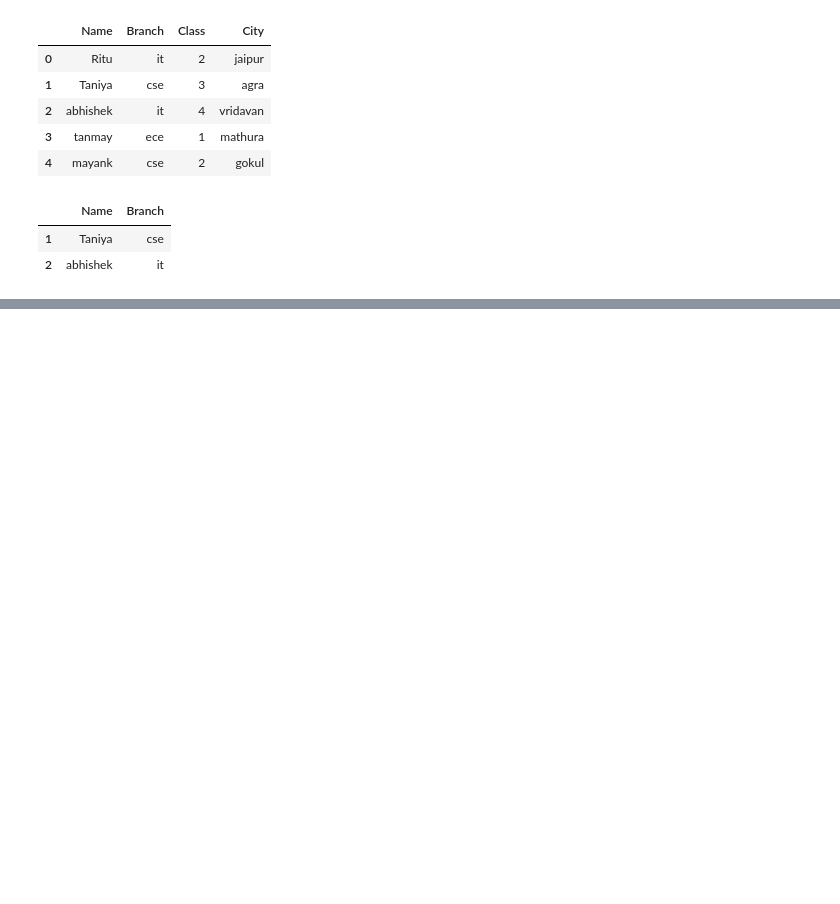
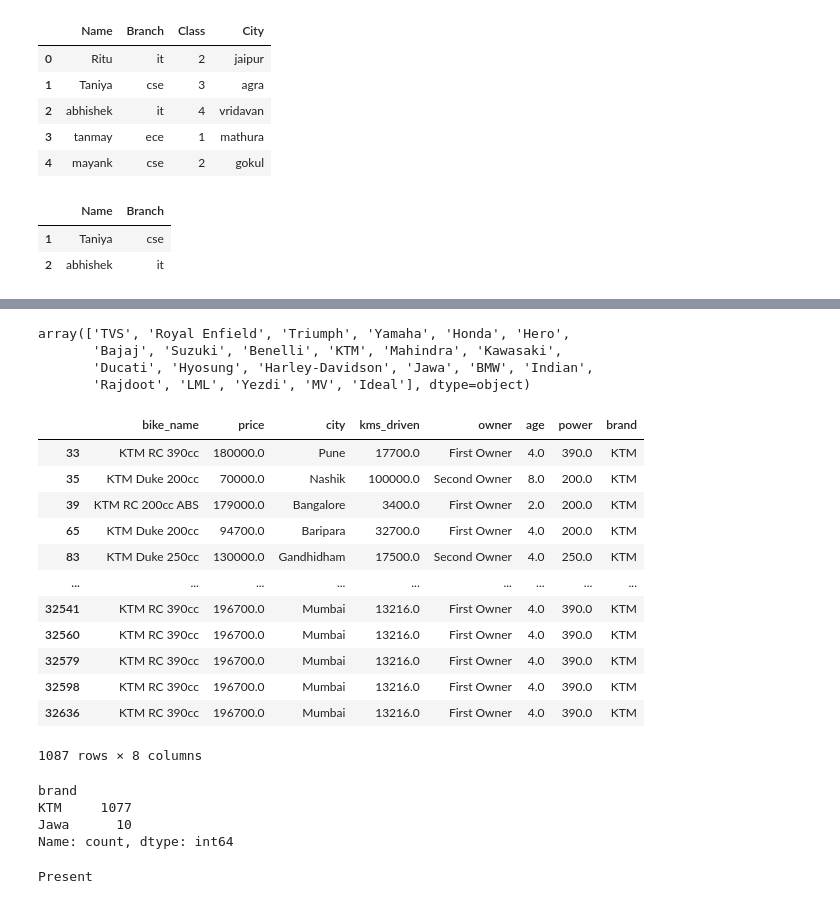
Before and after one commit to upflairs-pvt-ltd/3rd_july_datascience, a Jupyter notebook: pandas.ipynb, the cells around one changed output, grey strips where cells are left out. Drawn from its saved outputs; the diff is of its cells as text; code cells hidden in the pictures; blank space fills up the shorter version.

```diff
--- a/pandas.ipynb
+++ b/pandas.ipynb
@@ -119,0 +289,38 @@ df.iloc[1:3,0:2]
+# %%
+df['brand'].unique()
+# %% [output]
+array(['TVS', 'Royal Enfield', 'Triumph', 'Yamaha', 'Honda', 'Hero',
+       'Bajaj', 'Suzuki', 'Benelli', 'KTM', 'Mahindra', 'Kawasaki',
+       'Ducati', 'Hyosung', 'Harley-Davidson', 'Jawa', 'BMW', 'Indian',
+       'Rajdoot', 'LML', 'Yezdi', 'MV', 'Ideal'], dtype=object)
+# %%
+bike = df[(df['brand'] == "KTM") | (df['brand']=="Jawa") ]
+bike
+# %% [output]
+|  | bike_name | price | city | kms_driven | owner | age | power | brand |
+| 33 | KTM RC 390cc | 180000.0 | Pune | 17700.0 | First Owner | 4.0 | 390.0 | KTM |
+| 35 | KTM Duke 200cc | 70000.0 | Nashik | 100000.0 | Second Owner | 8.0 | 200.0 | KTM |
+| 39 | KTM RC 200cc ABS | 179000.0 | Bangalore | 3400.0 | First Owner | 2.0 | 200.0 | KTM |
+| 65 | KTM Duke 200cc | 94700.0 | Baripara | 32700.0 | First Owner | 4.0 | 200.0 | KTM |
+| 83 | KTM Duke 250cc | 130000.0 | Gandhidham | 17500.0 | Second Owner | 4.0 | 250.0 | KTM |
+| ... | ... | ... | ... | ... | ... | ... | ... | ... |
+| 32541 | KTM RC 390cc | 196700.0 | Mumbai | 13216.0 | First Owner | 4.0 | 390.0 | KTM |
+| 32560 | KTM RC 390cc | 196700.0 | Mumbai | 13216.0 | First Owner | 4.0 | 390.0 | KTM |
+| 32579 | KTM RC 390cc | 196700.0 | Mumbai | 13216.0 | First Owner | 4.0 | 390.0 | KTM |
+| 32598 | KTM RC 390cc | 196700.0 | Mumbai | 13216.0 | First Owner | 4.0 | 390.0 | KTM |
+| 32636 | KTM RC 390cc | 196700.0 | Mumbai | 13216.0 | First Owner | 4.0 | 390.0 | KTM |
+1087 rows × 8 columns
+# %%
+bike['brand'].value_counts()
+# %% [output]
+brand
+KTM     1077
+Jawa      10
+Name: count, dtype: int64
+# %%
+if "Jaipur" in bike['city'].unique():
+    print('Present')
+else:
+    print("not present")
+# %% [output]
+Present
```
Also changed, not shown: parts of 43 cells of this notebook, 2 other files.
